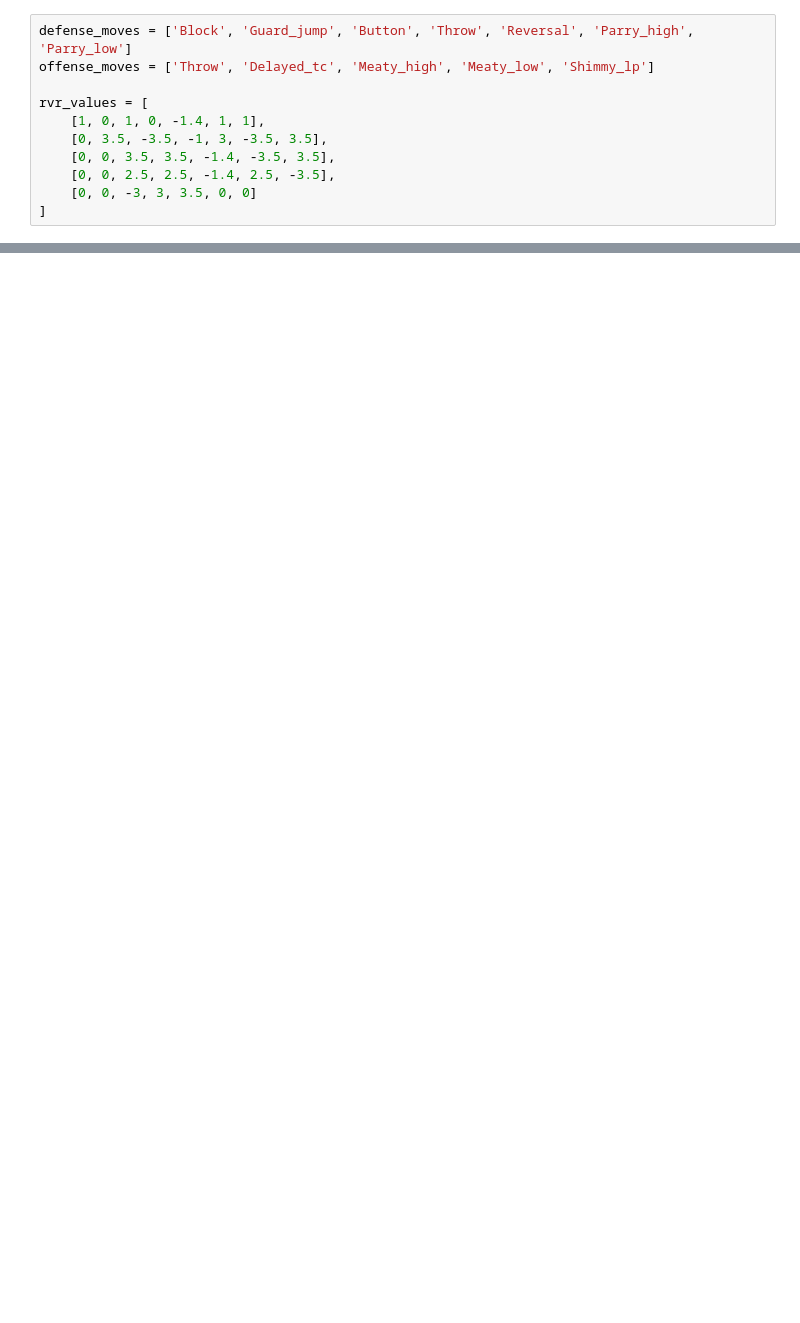
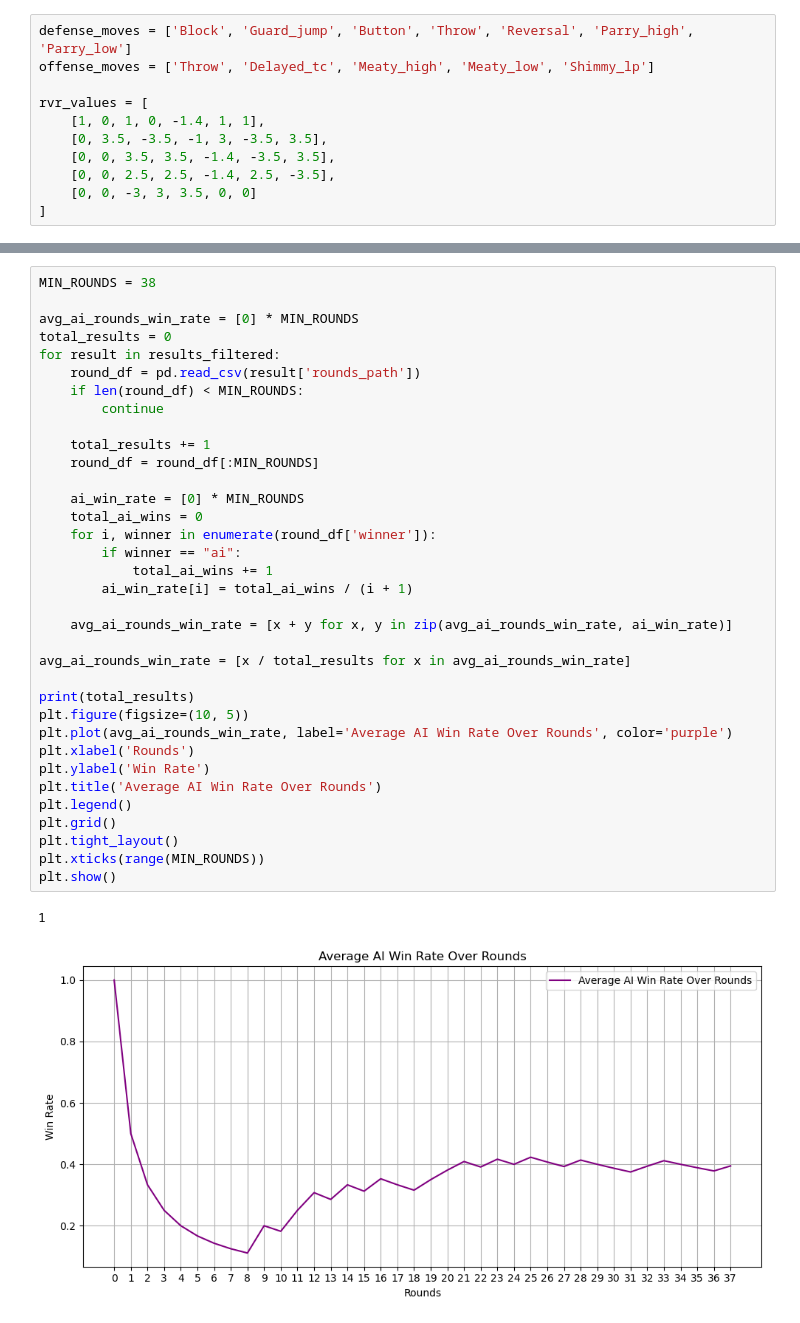
Before and after one commit to richardheise/okizeme-predictor, a Jupyter notebook: post-process/plots.ipynb, the cells around one changed output, grey strips where cells are left out. Cells and saved outputs as stored; diff of their text form; blank space fills up the shorter version.

```diff
--- a/post-process/plots.ipynb
+++ b/post-process/plots.ipynb
@@ -152,0 +294,38 @@ Processed defense results for 3 2
+# %%
+MIN_ROUNDS = 38
+
+avg_ai_rounds_win_rate = [0] * MIN_ROUNDS
+total_results = 0
+for result in results_filtered:
+    round_df = pd.read_csv(result['rounds_path'])
+    if len(round_df) < MIN_ROUNDS:
+        continue
+
+    total_results += 1
+    round_df = round_df[:MIN_ROUNDS]
+
+    ai_win_rate = [0] * MIN_ROUNDS
+    total_ai_wins = 0
+    for i, winner in enumerate(round_df['winner']):
+        if winner == "ai":
+            total_ai_wins += 1
+        ai_win_rate[i] = total_ai_wins / (i + 1)
+
+    avg_ai_rounds_win_rate = [x + y for x, y in zip(avg_ai_rounds_win_rate, ai_win_rate)]
+
+avg_ai_rounds_win_rate = [x / total_results for x in avg_ai_rounds_win_rate]
+
+print(total_results)
+plt.figure(figsize=(10, 5))
+plt.plot(avg_ai_rounds_win_rate, label='Average AI Win Rate Over Rounds', color='purple')
+plt.xlabel('Rounds')
+plt.ylabel('Win Rate')
+plt.title('Average AI Win Rate Over Rounds')
+plt.legend()
+plt.grid()
+plt.tight_layout()
+plt.xticks(range(MIN_ROUNDS))
+plt.show()
+# %% [output]
+1
+[figure, added]
```
Also changed, not shown: parts of 3 cells of this notebook, 10 other files.
